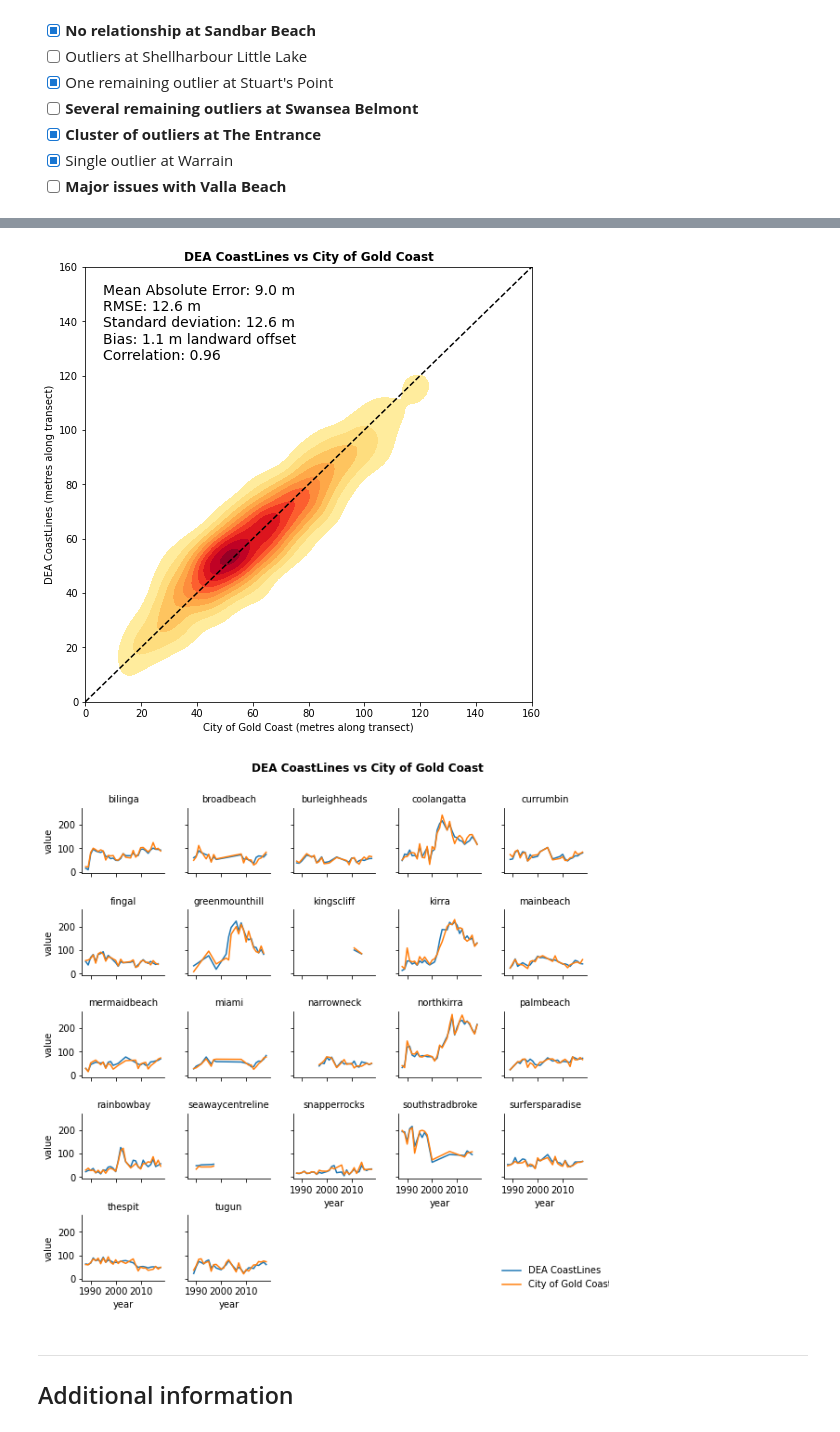
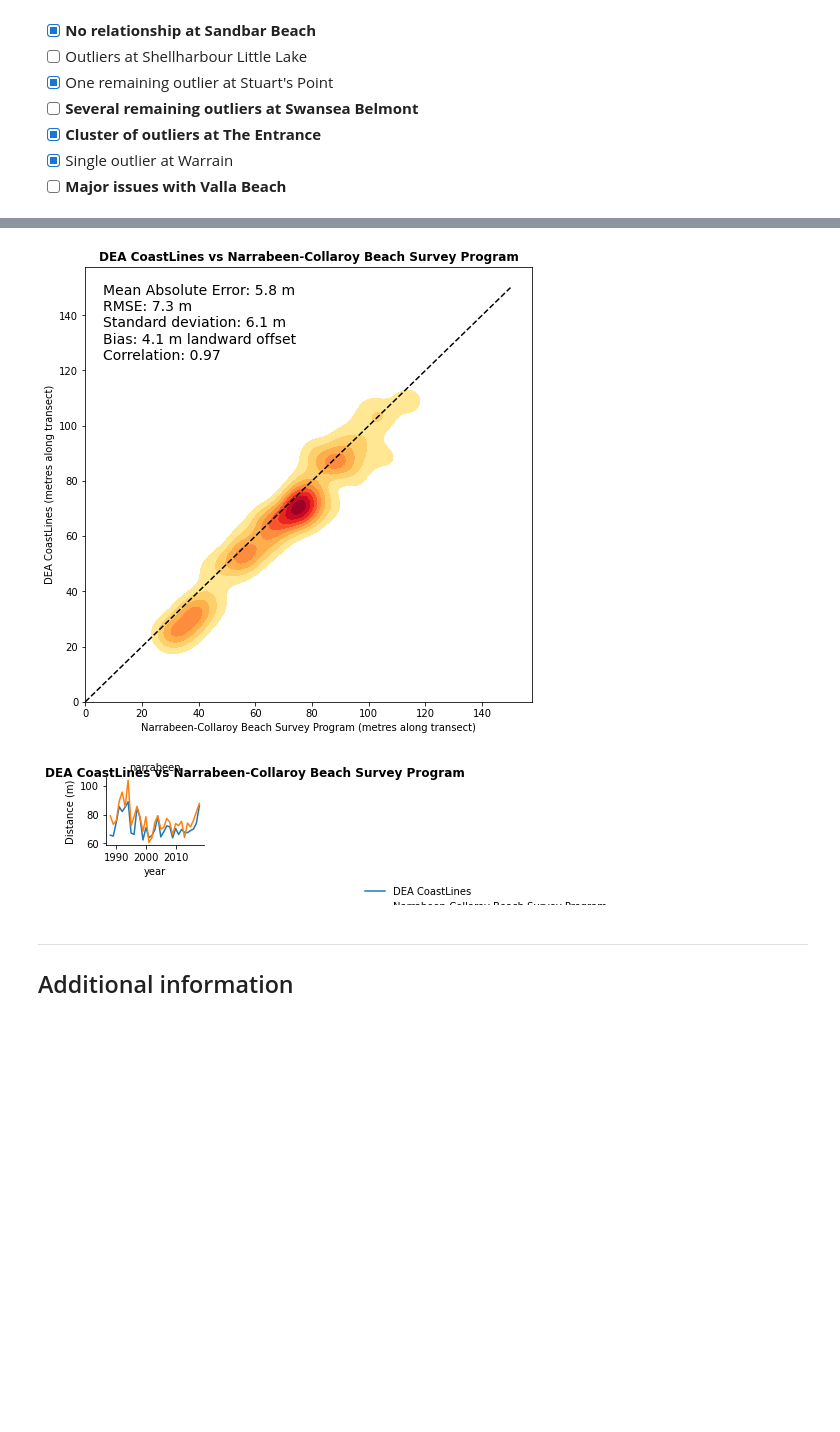
Before and after one commit to GeoscienceAustralia/dea-coastlines, a Jupyter notebook: validation/DEACoastLines_validation.ipynb, the cells around one changed output, grey strips where cells are left out. Saved outputs shown, nothing was run; the diff lists cells and outputs as text; code cells hidden in the pictures; blank space fills up the shorter version.

Commit message:
Clean up validation code

```diff
--- a/validation/DEACoastLines_validation.ipynb
+++ b/validation/DEACoastLines_validation.ipynb
@@ -295,7 +292,7 @@ To investigate:
 * [X] Single outlier at Warrain
 * [ ] **Major issues with Valla Beach**
 # %%
-val_paths = glob.glob('output_data/cgc_*.csv')
+val_paths = glob.glob('output_data/wrl_*.csv')
 deacl_path = '/g/data/r78/DEACoastLines/DEACoastLines_coastlines_v0.3.0.shp'
 
 stats_list = []
@@ -306,7 +303,7 @@ for val_path in val_paths:
     print(f'{val_path:<80}', end='\r')
     output_stats = deacl_val.deacl_validation(val_path,
                                               deacl_path,
-                                              datum=1.0)
+                                              datum=0)
 
     # Append stats to list
     stats_list.append(output_stats)
@@ -332,7 +329,7 @@ export_eval(stats_df, output_name)
 stats_subset = stats_df  #.loc[stats_df.id.isin(['bussleton_all_31'])]
 
 def val_plot(df,
-             title='City of Gold Coast',
+             title='Validation',
              scatter=True,
              density=True,
              time=True,
@@ -353,7 +350,7 @@ def val_plot(df,
     stdev = df[["diff_dist"]].std().iloc[0]
     corr = df[["val_dist", "deacl_dist"]].corr().iloc[0, 1]
     bias = df[["diff_dist"]].mean().iloc[0]
-    offset = 'landward offset' if bias > 0 else 'ocean-ward offset'
+    offset_str = 'landward offset' if bias > 0 else 'ocean-ward offset'
 
     if scatter:
 
@@ -375,11 +372,14 @@ def val_plot(df,
                 color='black',
                 linestyle='dashed')
 
+        ax.set_xlabel(f'{title} (metres along transect)')
+        ax.set_ylabel(f'DEA CoastLines (metres along transect)')
+
         # Add annotation
         ax.annotate(f'Mean Absolute Error: {mae:.1f} m\n' \
                     f'RMSE: {rmse:.1f} m\n' \
                     f'Standard deviation: {stdev:.1f} m\n' \
-                    f'Bias: {bias:.1f} m {offset}\n' \
+                    f'Bias: {bias:.1f} m {offset_str}\n' \
                     f'Correlation: {corr:.2f}\n',
                     xy=(0.04, 0.75),
                     fontsize=14,
@@ -389,15 +389,15 @@ def val_plot(df,
         plt.gca().set_title(f'DEA CoastLines vs {title}', weight='bold')
 
         # Export to file
-        fig.savefig(f"{title}_scatter.png", dpi=300)
+        fig.savefig(f"{title}_scatter_offset{offset:.1f}.png", dpi=300)
 
     if density:
 
         fig, ax = plt.subplots(figsize=(8, 8))
 
         g = sns.kdeplot(ax=ax,
-                        data=stats_df.val_dist,
-                        data2=stats_df.deacl_dist,
+                        data=df.val_dist,
+                        data2=df.deacl_dist,
                         cmap='YlOrRd',
                         shade=True,
                         bw=4,
@@ -412,7 +412,7 @@ def val_plot(df,
         ax.annotate(f'Mean Absolute Error: {mae:.1f} m\n' \
                     f'RMSE: {rmse:.1f} m\n' \
                     f'Standard deviation: {stdev:.1f} m\n' \
-                    f'Bias: {bias:.1f} m {offset}\n' \
+                    f'Bias: {bias:.1f} m {offset_str}\n' \
                     f'Correlation: {corr:.2f}\n',
                     xy=(0.04, 0.75),
                     fontsize=14,
@@ -424,9 +424,12 @@ def val_plot(df,
                        color='black',
                        linestyle='dashed')
 
+        plt.gca().set_ylim(bottom=extent[0])
+        plt.gca().set_xlim(left=extent[0])
+
         # Export to file
         fig = g.get_figure()
-        fig.savefig(f"{title}_heatmap.png", dpi=300)
+        fig.savefig(f"{title}_heatmap_offset{offset:.1f}.png", dpi=300)
 
     if time:
 
@@ -442,12 +445,13 @@ def val_plot(df,
         # Melt data into long format for faceted plotting
         stats_melted = pd.melt(stats_grouped,
                                id_vars=['id', 'year'],
-                               value_vars=['DEA CoastLines', title])
+                               value_vars=['DEA CoastLines', title],
+                               value_name='Distance (m)')
 
         # Plot facet data
         g = sns.relplot(data=stats_melted,
                         x="year",
-                        y="value",
+                        y="Distance (m)",
                         col="id",
                         hue="variable",
                         height=1.7,
@@ -457,7 +461,9 @@ def val_plot(df,
                         col_wrap=5,
                         **time_kwargs)
         plt.subplots_adjust(top=0.9)
-        g.fig.suptitle(f'DEA CoastLines vs {title}', weight='bold')
+        g.fig.suptitle(f'DEA CoastLines vs {title}',
+                       weight='bold',
+                       ha='right')
 
         # Simplify titles
         g.set_titles(row_template='{row_name}',
@@ -468,16 +474,17 @@ def val_plot(df,
         g._legend.set_bbox_to_anchor(time_legend_pos)
 
         # Export to file
-        g.savefig(f"{title}_time.png", dpi=300)
+        g.savefig(f"{title}_time_offset{offset:.1f}.png", dpi=300)
 
 
 # Run analysis
 g = val_plot(df=stats_subset,
+             title='Narrabeen-Collaroy Beach Survey Program',
              scatter=True,
              density=True,
              time=True,
              time_stat='median',
-             time_legend_pos=[0.85, 0.08],
+             time_legend_pos=[0.67, 0.11],
              offset=0,
-             extent=(0, 160))
+             extent=(0, 150))
 # %% [output]
@@ -485,5 +492,5 @@ g = val_plot(df=stats_subset,
-[figure, old version]
+[figure, new version]
-[figure, old version]
+[figure, new version]
 # %% [markdown]
 ***
 
```
Also changed, not shown: parts of 11 cells of this notebook, 1 other file.
